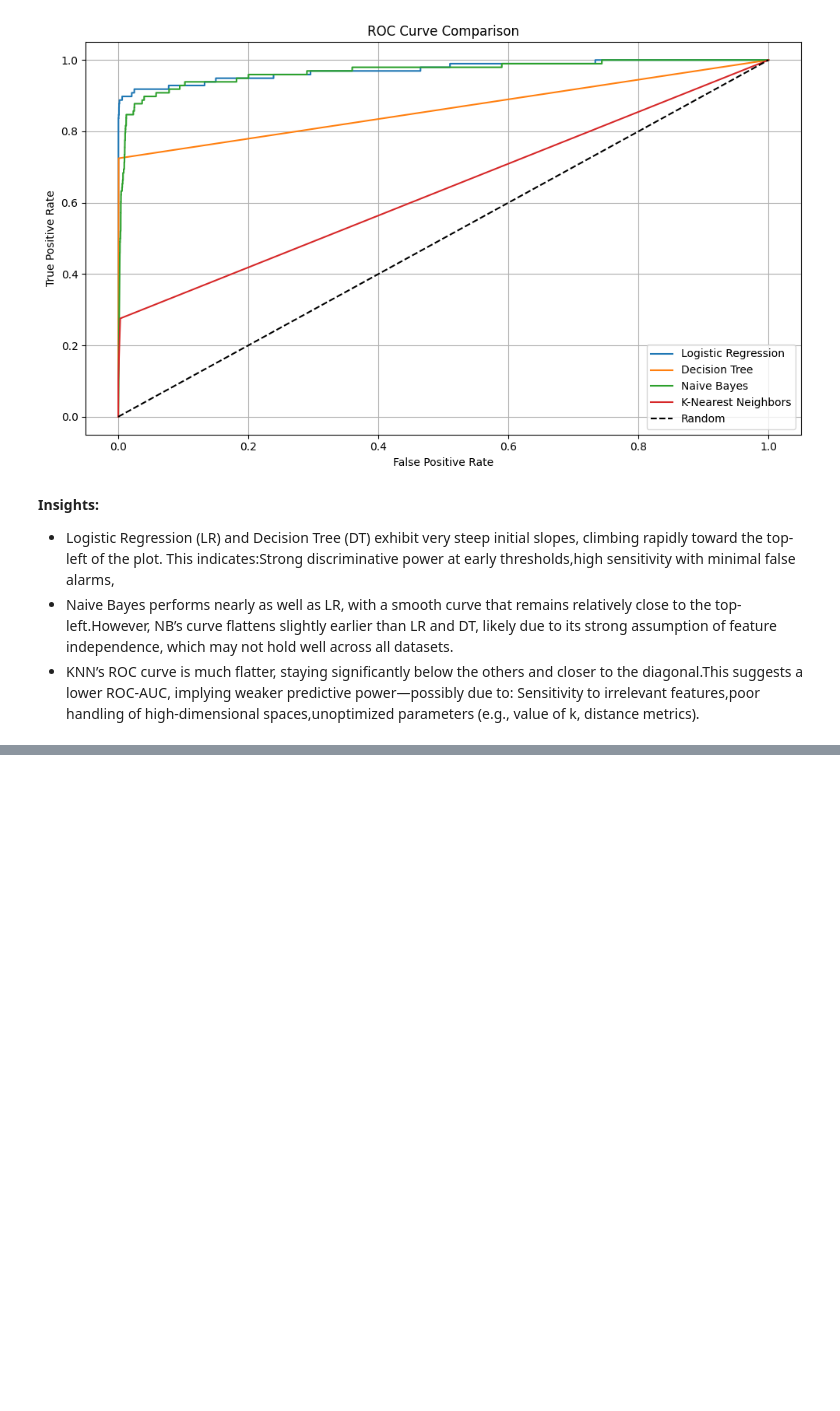
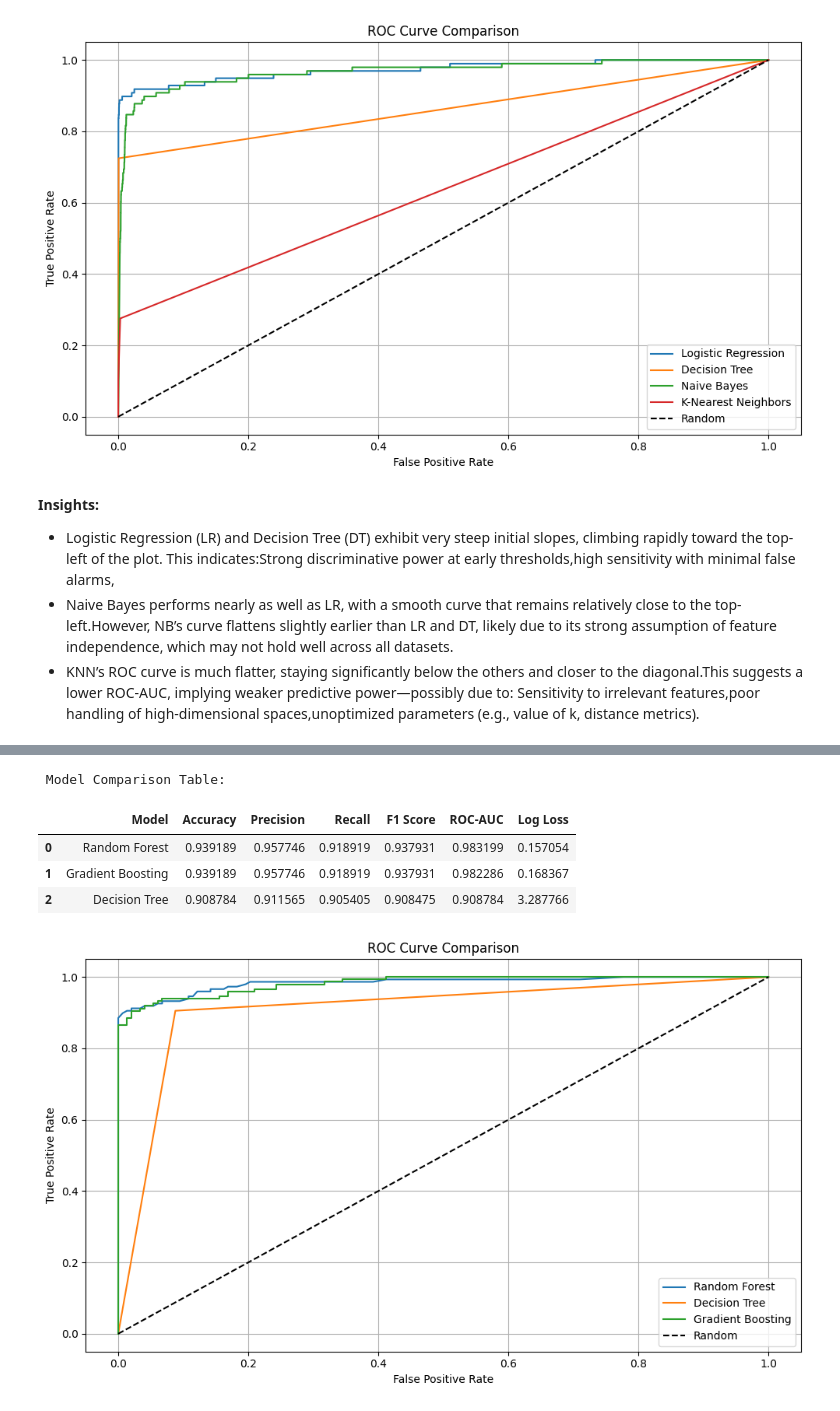
Before and after one commit to Adiba2001/Fraud_detection, a Jupyter notebook: Fraud_detection(by_Adiba).ipynb, the cells around one changed output, grey strips where cells are left out. Saved outputs shown, nothing was run; the diff lists cells and outputs as text; code cells hidden in the pictures; blank space fills up the shorter version.

```diff
--- a/Fraud_detection(by_Adiba).ipynb
+++ b/Fraud_detection(by_Adiba).ipynb
@@ -438,0 +611,29 @@ Sensitivity to irrelevant features,poor handling of high-dimensional spaces,unop
+# %%
+# Comparison Table
+comparison_df = pd.DataFrame(results)
+print("\n Model Comparison Table:")
+comparison_df = pd.DataFrame(results)
+comparison_df = comparison_df.sort_values(by='ROC-AUC', ascending=False).reset_index(drop=True)
+
+# Display sorted table
+display(comparison_df)
+
+# ROC Curve Plot
+plt.figure(figsize=(10, 6))
+for model_name, fpr, tpr in roc_data:
+    plt.plot(fpr, tpr, label=f"{model_name}")
+plt.plot([0, 1], [0, 1], 'k--', label='Random')
+plt.xlabel('False Positive Rate')
+plt.ylabel('True Positive Rate')
+plt.title('ROC Curve Comparison')
+plt.legend()
+plt.grid(True)
+plt.tight_layout()
+plt.show()
+# %% [output]
+ Model Comparison Table:
+|  | Model | Accuracy | Precision | Recall | F1 Score | ROC-AUC | Log Loss |
+| 0 | Random Forest | 0.939189 | 0.957746 | 0.918919 | 0.937931 | 0.983199 | 0.157054 |
+| 1 | Gradient Boosting | 0.939189 | 0.957746 | 0.918919 | 0.937931 | 0.982286 | 0.168367 |
+| 2 | Decision Tree | 0.908784 | 0.911565 | 0.905405 | 0.908475 | 0.908784 | 3.287766 |
+[figure, added]
```
Also changed, not shown: parts of 15 cells of this notebook.
